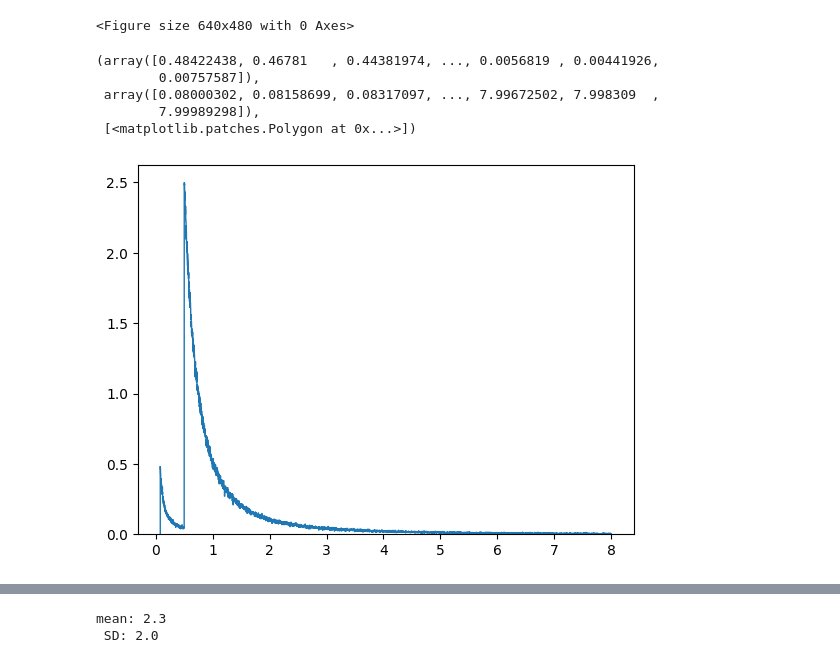
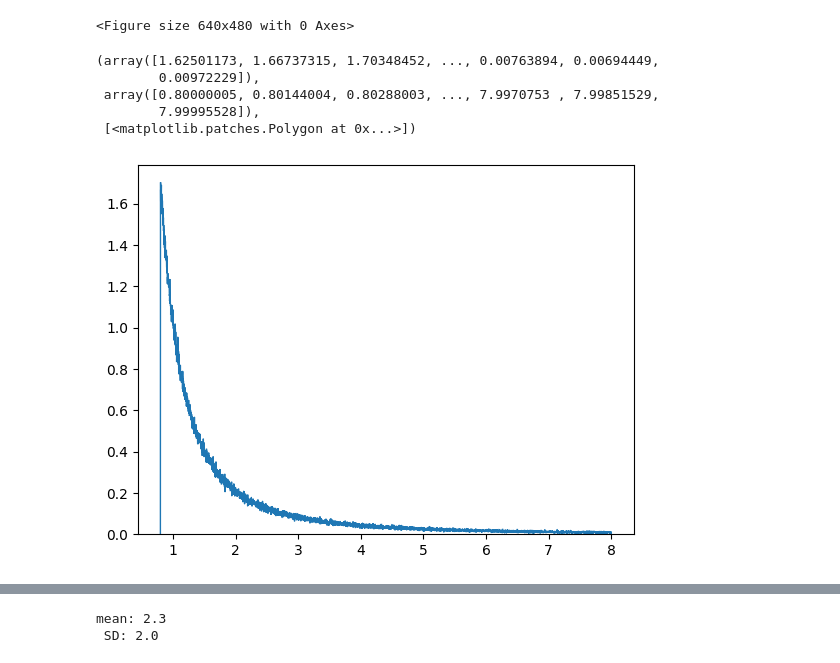
Before and after one commit to cheyanneshariat/OSPE_Scripts, a Jupyter notebook: OSPE_Setup.ipynb, the cells around one changed output, grey strips where cells are left out. Drawn from its saved outputs; the diff is of its cells as text; code cells hidden in the pictures.

```diff
--- a/OSPE_Setup.ipynb
+++ b/OSPE_Setup.ipynb
@@ -77,7 +66,7 @@ def pos_normal(mean, sigma):
     Function to get only positive values from normal distribution recursively
     '''
     x = np.random.normal(mean,sigma)
-    return(x if x>=0 else pos_normal(mean,sigma))
+    return (x if x>=0 else pos_normal(mean,sigma))
 
 def random_normal_bounds(mean, sigma, lower, upper):
     val = np.random.normal(mean,sigma)
@@ -146,6 +135,8 @@ def sampleFromSalpeter(M_min : int, M_max : int,N :int = 1,alpha : float = 2.35)
 
     return Masses if len(Masses) > 1 else Masses[0]
 
+Rsun = (695500*6.68459e-9)  #sun radius in AU
+
 # def vectorize_initialize_IMF(IMF_function):
 #     MS_IMF_gen = np.vectorize(lambda arr: miller_scalo_IMF(arr)) #vectorize the function
 #     x = np.linspace(1,8,int(1e5))
@@ -159,9 +150,9 @@ def sampleFromSalpeter(M_min : int, M_max : int,N :int = 1,alpha : float = 2.35)
 # n_MS, bins_MS, patches = plt.hist(MS_IMF_samples,bins=500,cumulative=True,density=True,histtype='step')
 # plt.clf()
 
-Kroupa_IMF_gen1 = np.vectorize(lambda arr: kroupa_IMF(arr,lower=1)) #vectorize the function
+Kroupa_IMF_gen1 = np.vectorize(lambda arr: kroupa_IMF(arr,lower=0.8)) #vectorize the function
 Kroupa_IMF_gen2 = np.vectorize(lambda arr: kroupa_IMF(arr,lower=0.08)) #vectorize the function
-x1= np.linspace(1.0,8.0,int(1e6))
+x1= np.linspace(0.8,8.0,int(1e6))
 x2 = np.linspace(0.08,8.0,int(1e6))
 Kroupa_IMF_samples1 = Kroupa_IMF_gen1(x1)
 Kroupa_IMF_samples2 = Kroupa_IMF_gen2(x2)
@@ -172,11 +163,11 @@ plt.clf()
 # %% [output]
 <Figure size 640x480 with 0 Axes>
 # %%
-plt.hist(Kroupa_IMF_samples2,bins=5000,cumulative=False,density=True,histtype='step')
+plt.hist(Kroupa_IMF_samples1,bins=5000,cumulative=False,density=True,histtype='step')
 # %% [output]
-(array([0.48422438, 0.46781   , 0.44381974, ..., 0.0056819 , 0.00441926,
-        0.00757587]),
- array([0.08000302, 0.08158699, 0.08317097, ..., 7.99672502, 7.998309  ,
-        7.99989298]),
+(array([1.62501173, 1.66737315, 1.70348452, ..., 0.00763894, 0.00694449,
+        0.00972229]),
+ array([0.80000005, 0.80144004, 0.80288003, ..., 7.9970753 , 7.99851529,
+        7.99995528]),
  [<matplotlib.patches.Polygon at 0x...>])
-[figure, old version]
+[figure, new version]
```
Also changed, not shown: parts of 8 cells of this notebook.
